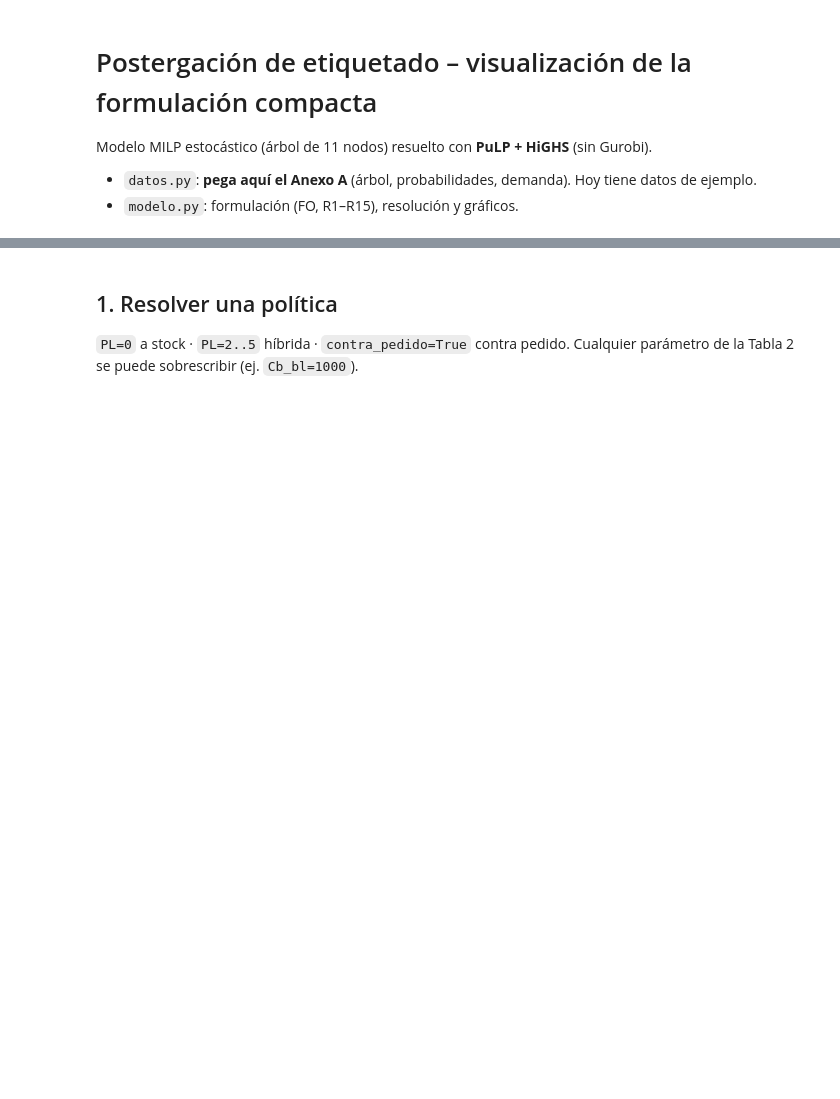
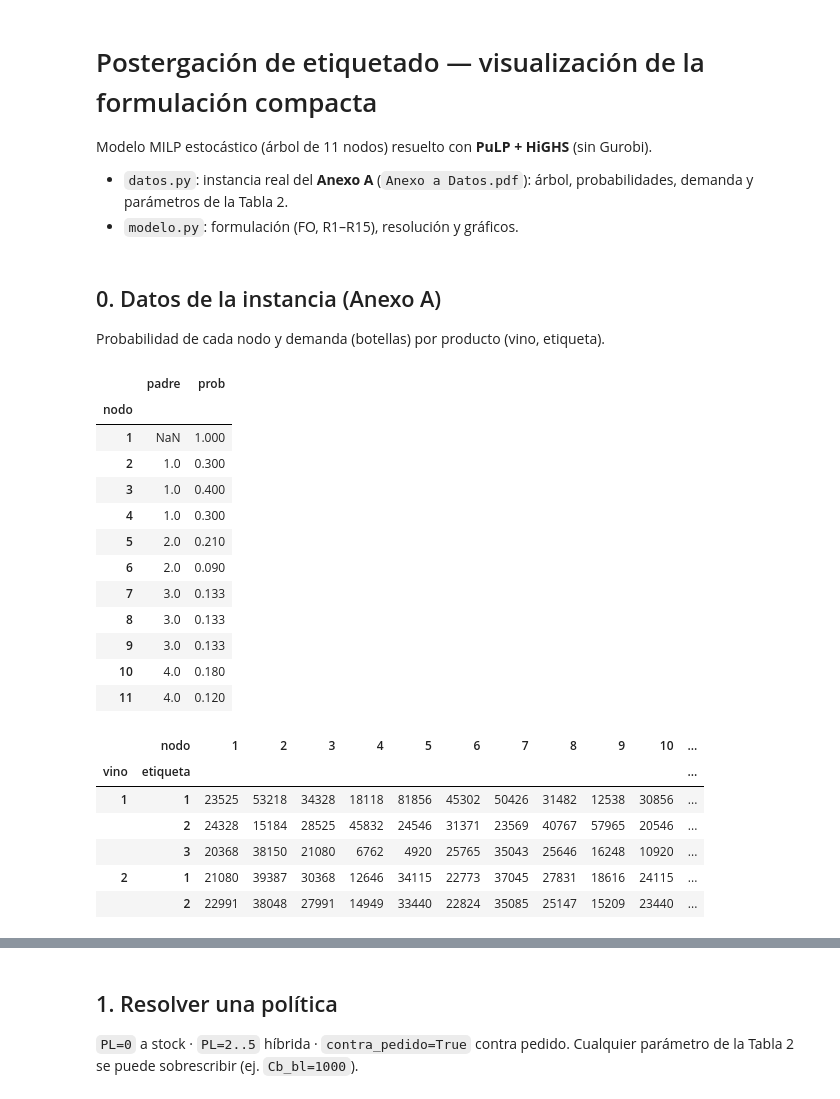
Before and after one commit to vcontreras2/proyecto_capstone, a Jupyter notebook: visualizacion.ipynb, the cells around one changed output, grey strips where cells are left out. Saved outputs shown, nothing was run; the diff lists cells and outputs as text; code cells hidden in the pictures; blank space fills up the shorter version.

```diff
--- a/visualizacion.ipynb
+++ b/visualizacion.ipynb
@@ -1,10 +1,41 @@
 # %% [markdown]
-# Postergación de etiquetado – visualización de la formulación compacta
+# Postergación de etiquetado — visualización de la formulación compacta
 Modelo MILP estocástico (árbol de 11 nodos) resuelto con **PuLP + HiGHS** (sin Gurobi).
 
-- `datos.py`: **pega aquí el Anexo A** (árbol, probabilidades, demanda). Hoy tiene datos de ejemplo.
+- `datos.py`: instancia real del **Anexo A** (`Anexo a Datos.pdf`): árbol, probabilidades, demanda y parámetros de la Tabla 2.
 - `modelo.py`: formulación (FO, R1–R15), resolución y gráficos.
 # %%
 import importlib, datos, modelo
 importlib.reload(datos); importlib.reload(modelo)
 %matplotlib inline
+# %% [markdown]
+## 0. Datos de la instancia (Anexo A)
+Probabilidad de cada nodo y demanda (botellas) por producto (vino, etiqueta).
+# %%
+import pandas as pd
+arbol = pd.DataFrame({'padre': datos.PADRE, 'prob': datos.PROB}).rename_axis('nodo')
+demanda = (pd.Series(datos.DEM).rename_axis(['vino', 'etiqueta', 'nodo'])
+           .unstack('nodo'))
+display(arbol.round(3))
+display(demanda)
+# %% [output]
+|  | padre | prob |
+| nodo |  |  |
+| 1 | NaN | 1.000 |
+| 2 | 1.0 | 0.300 |
+| 3 | 1.0 | 0.400 |
+| 4 | 1.0 | 0.300 |
+| 5 | 2.0 | 0.210 |
+| 6 | 2.0 | 0.090 |
+| 7 | 3.0 | 0.133 |
+| 8 | 3.0 | 0.133 |
+| 9 | 3.0 | 0.133 |
+| 10 | 4.0 | 0.180 |
+| 11 | 4.0 | 0.120 |
+|  | nodo | 1 | 2 | 3 | 4 | 5 | 6 | 7 | 8 | 9 | 10 | ... |
+| vino | etiqueta |  |  |  |  |  |  |  |  |  |  | ... |
+| 1 | 1 | 23525 | 53218 | 34328 | 18118 | 81856 | 45302 | 50426 | 31482 | 12538 | 30856 | ... |
+|  | 2 | 24328 | 15184 | 28525 | 45832 | 24546 | 31371 | 23569 | 40767 | 57965 | 20546 | ... |
+|  | 3 | 20368 | 38150 | 21080 | 6762 | 4920 | 25765 | 35043 | 25646 | 16248 | 10920 | ... |
+| 2 | 1 | 21080 | 39387 | 30368 | 12646 | 34115 | 22773 | 37045 | 27831 | 18616 | 24115 | ... |
+|  | 2 | 22991 | 38048 | 27991 | 14949 | 33440 | 22824 | 35085 | 25147 | 15209 | 23440 | ... |
```
Also changed, not shown: parts of 2 cells of this notebook.
